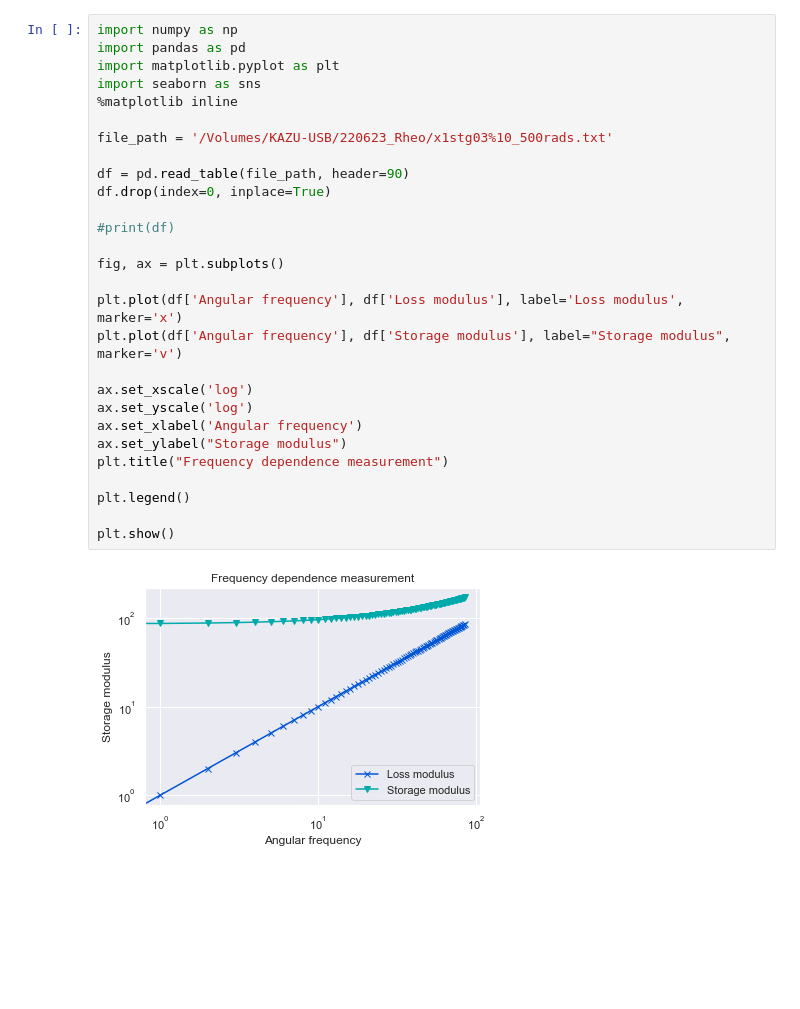
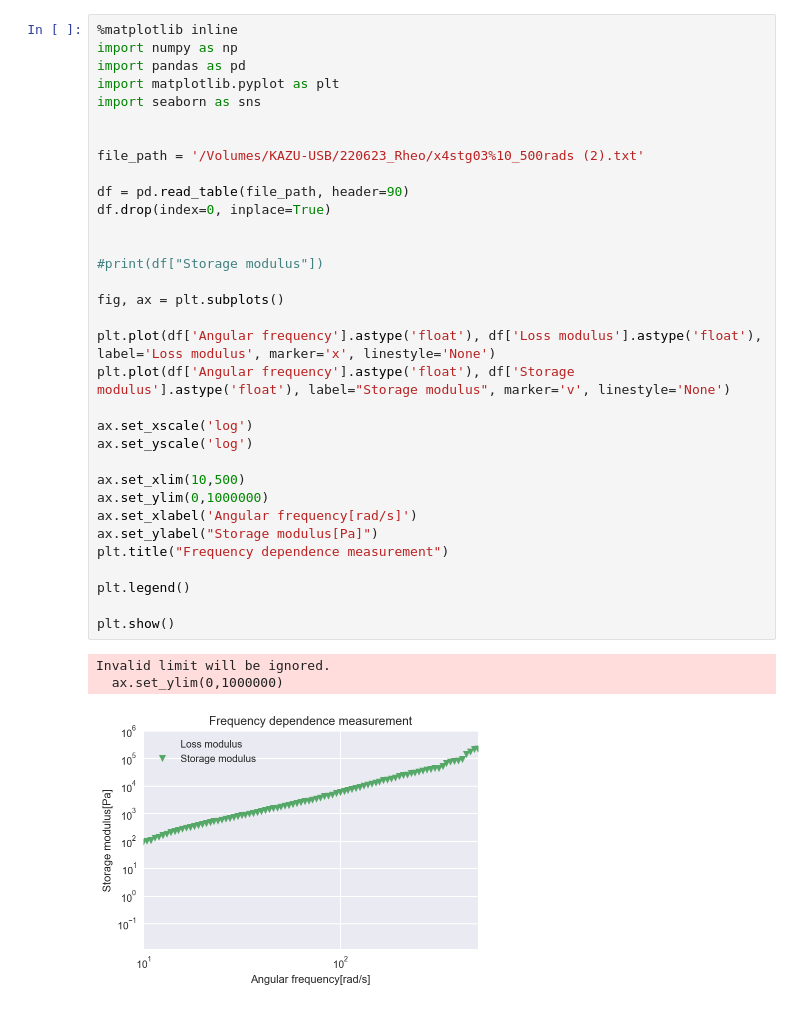
Before and after one commit to komainu99/dynamic-mechanical-analysis, a Jupyter notebook: debug.ipynb, the cells around one changed output. Cells and saved outputs as stored; diff of their text form; blank space fills up the shorter version.

```diff
--- a/debug.ipynb
+++ b/debug.ipynb
@@ -53,31 +53,38 @@ plt.savefig("output-figs/test220622.png")
 '\nsns.set()\nsns.set_palette("winter", 2)\n# Frequency dependence measurement\n# 横軸はdata[:,3](Angular frequency)\n\nplt.xscale(\'log\')\nplt.yscale(\'log\')\nplt.xticks([10, 20, 30, 40, 50, 60, 70, 8 ...
 # %%
+%matplotlib inline
 import numpy as np
 import pandas as pd
 import matplotlib.pyplot as plt
 import seaborn as sns
-%matplotlib inline
 
-file_path = '/Volumes/KAZU-USB/220623_Rheo/x1stg03%10_500rads.txt'
+
+file_path = '/Volumes/KAZU-USB/220623_Rheo/x4stg03%10_500rads (2).txt'
 
 df = pd.read_table(file_path, header=90)
 df.drop(index=0, inplace=True)
 
-#print(df)
+
+#print(df["Storage modulus"])
 
 fig, ax = plt.subplots()
 
-plt.plot(df['Angular frequency'], df['Loss modulus'], label='Loss modulus', marker='x')
-plt.plot(df['Angular frequency'], df['Storage modulus'], label="Storage modulus", marker='v')
+plt.plot(df['Angular frequency'].astype('float'), df['Loss modulus'].astype('float'), label='Loss modulus', marker='x', linestyle='None')
+plt.plot(df['Angular frequency'].astype('float'), df['Storage modulus'].astype('float'), label="Storage modulus", marker='v', linestyle='None')
 
 ax.set_xscale('log')
 ax.set_yscale('log')
-ax.set_xlabel('Angular frequency')
-ax.set_ylabel("Storage modulus")
+
+ax.set_xlim(10,500)
+ax.set_ylim(0,1000000)
+ax.set_xlabel('Angular frequency[rad/s]')
+ax.set_ylabel("Storage modulus[Pa]")
 plt.title("Frequency dependence measurement")
 
 plt.legend()
 
 plt.show()
 # %% [output]
+Invalid limit will be ignored.
+  ax.set_ylim(0,1000000)
-[figure, old version]
+[figure, new version]
```
Also changed, not shown: parts of 3 cells of this notebook, 1 other file.
